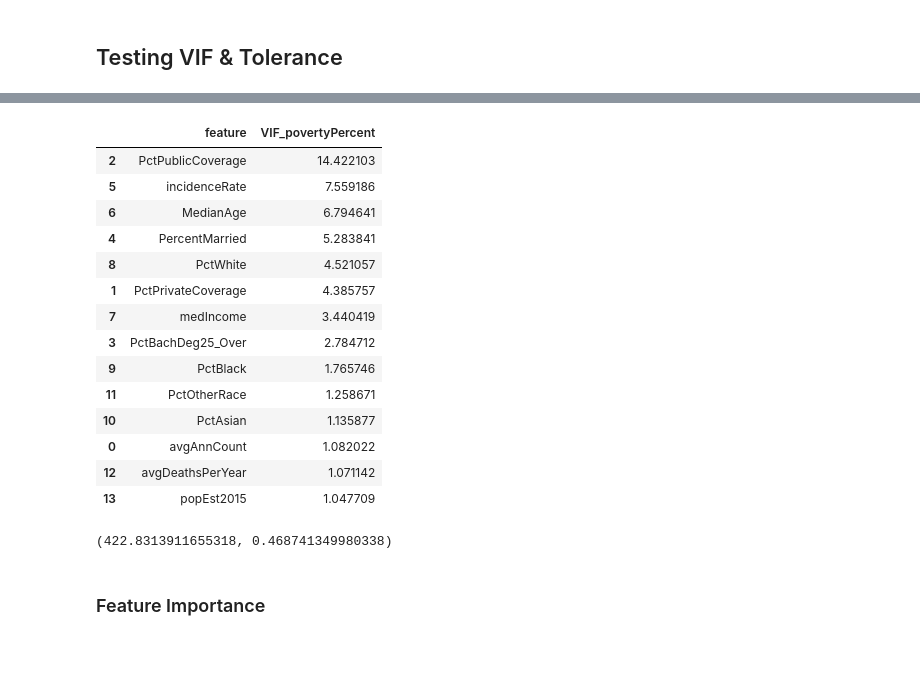
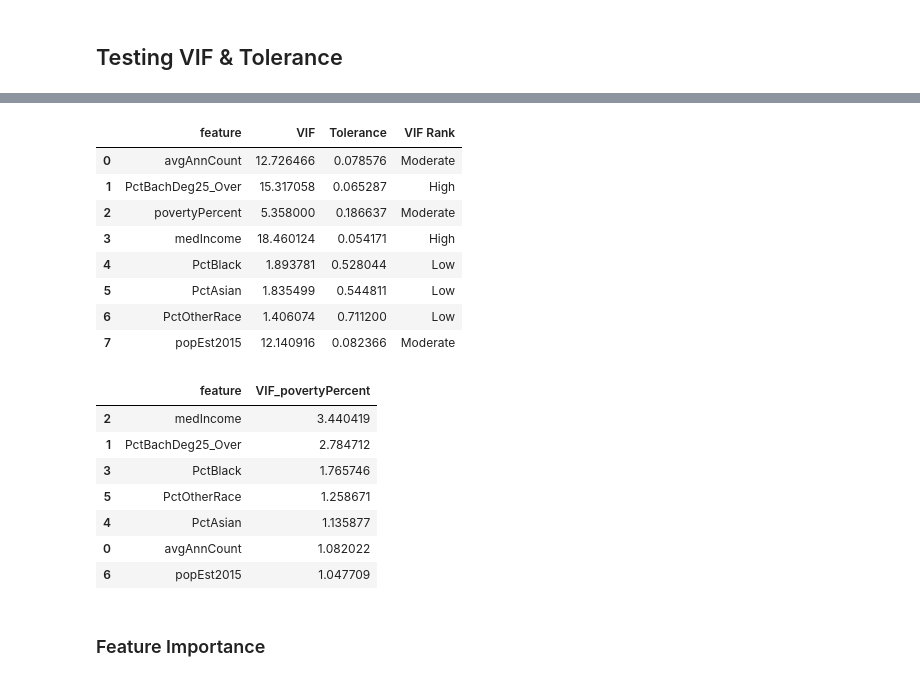
Before and after one commit to HeyLucasLeao/ols-regression-challenge, a Jupyter notebook: eda.ipynb, the cells around one changed output, grey strips where cells are left out. Cells and saved outputs as stored; diff of their text form; code cells hidden in the pictures; blank space fills up the shorter version.

```diff
--- a/eda.ipynb
+++ b/eda.ipynb
@@ -196,10 +202,3 @@ def vif_rank(data):
     elif 20 <= data < 30:
         return "Very High"
     return "Extreme"
-# %%
-X = df_test[features_in]
-vif_data = pd.DataFrame()
-vif_data["feature"] = features_in
-vif_data["VIF"] = [variance_inflation_factor(X.values, i) for i in range(X.shape[1])]
-vif_data["Tolerance"] = 1 / vif_data["VIF"]
-vif_data["VIF Rank"] = vif_data["VIF"].apply(vif_rank)
@@ -212,0 +276,2 @@ vif_data.loc[~vif_data["VIF Rank"].isin(["Extreme", "High"])]
+# %%
+mask_features = filtering_features_based_on_vif(df_test[features_in],  threshold=20.0, verbose=True)
@@ -213,37 +293,27 @@ vif_data.loc[~vif_data["VIF Rank"].isin(["Extreme", "High"])]
+# %%
+filtered_features = [feature for feature, choosen in zip(features_in, mask_features) if choosen]
+generate_vif_dataframe(df_test, filtered_features)
+# %% [output]
+|  | feature | VIF | Tolerance | VIF Rank |
+| 0 | avgAnnCount | 12.726466 | 0.078576 | Moderate |
+| 1 | PctBachDeg25_Over | 15.317058 | 0.065287 | High |
+| 2 | povertyPercent | 5.358000 | 0.186637 | Moderate |
+| 3 | medIncome | 18.460124 | 0.054171 | High |
+| 4 | PctBlack | 1.893781 | 0.528044 | Low |
+| 5 | PctAsian | 1.835499 | 0.544811 | Low |
+| 6 | PctOtherRace | 1.406074 | 0.711200 | Low |
+| 7 | popEst2015 | 12.140916 | 0.082366 | Moderate |
 # %%
-def vif_with_target(df, features, target='povertyPercent'):
-    vif_results = []
-    for feat in features:
-        if feat == target:
-            continue
-        X_pair = df[[target, feat]].dropna()
-        vif = [variance_inflation_factor(X_pair.values, i) for i in range(X_pair.shape[1])]
-        vif_results.append({'feature': feat, f'VIF_{target}': vif[1]})
-    return pd.DataFrame(vif_results).sort_values(by=f'VIF_{target}', ascending=False)
-
-vif_with_target(X, features_in, target='povertyPercent')
+vif_with_target(df_test, filtered_features, target='povertyPercent')
 # %% [output]
 |  | feature | VIF_povertyPercent |
-| 2 | PctPublicCoverage | 14.422103 |
-| 5 | incidenceRate | 7.559186 |
-| 6 | MedianAge | 6.794641 |
-| 4 | PercentMarried | 5.283841 |
-| 8 | PctWhite | 4.521057 |
-| 1 | PctPrivateCoverage | 4.385757 |
-| 7 | medIncome | 3.440419 |
-| 3 | PctBachDeg25_Over | 2.784712 |
-| 9 | PctBlack | 1.765746 |
-| 11 | PctOtherRace | 1.258671 |
-| 10 | PctAsian | 1.135877 |
+| 2 | medIncome | 3.440419 |
+| 1 | PctBachDeg25_Over | 2.784712 |
+| 3 | PctBlack | 1.765746 |
+| 5 | PctOtherRace | 1.258671 |
+| 4 | PctAsian | 1.135877 |
 | 0 | avgAnnCount | 1.082022 |
-| 12 | avgDeathsPerYear | 1.071142 |
-| 13 | popEst2015 | 1.047709 |
+| 6 | popEst2015 | 1.047709 |
-# %%
-mse = mean_squared_error(y_test, y_pred)
-r2 = r2_score(y_test, y_pred)
-mse, r2
-# %% [output]
-(422.8313911655318, 0.468741349980338)
 # %% [markdown]
 ### Feature Importance
 # %%
```
Also changed, not shown: parts of 22 cells of this notebook.
